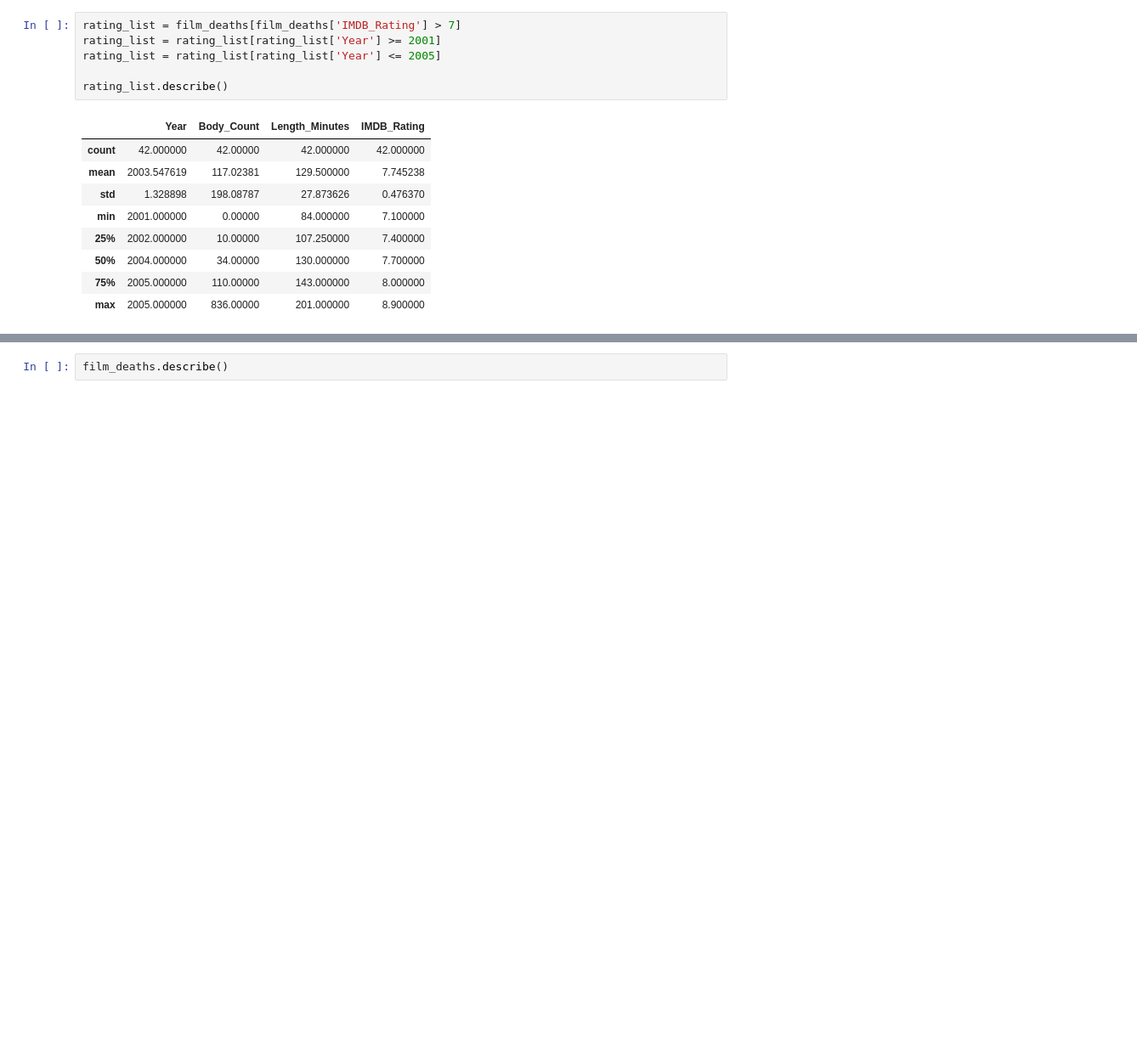
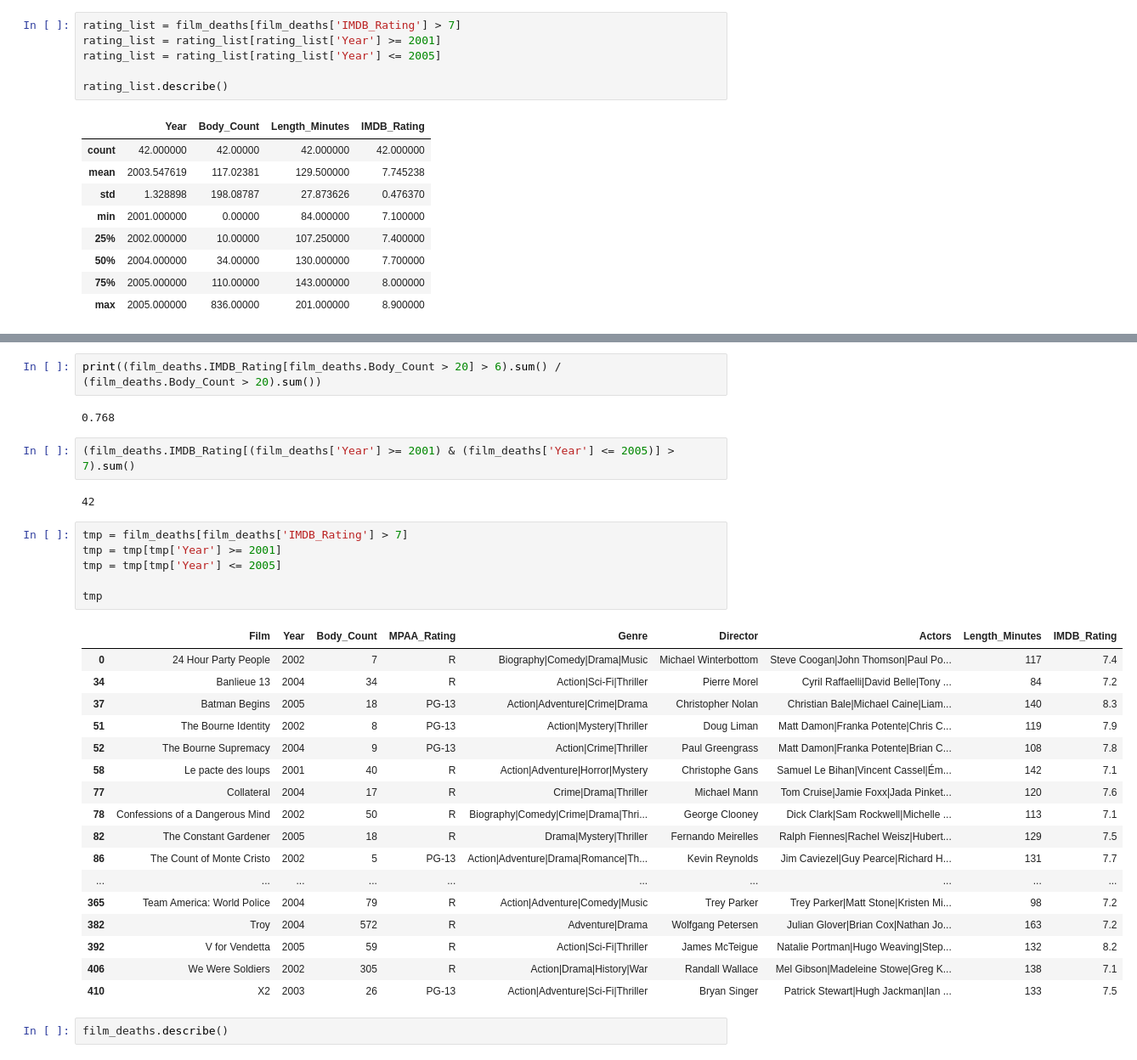
Before and after one commit to gucci-j/MLAI, a Jupyter notebook: Lab 1 - Probability and Introduction to Jupyter Notebooks.ipynb, the cells around one changed output, grey strips where cells are left out. Shown at 85% size. Drawn from its saved outputs; the diff is of its cells as text; blank space fills up the shorter version.

```diff
--- a/Lab 1 - Probability and Introduction to Jupyter Notebooks.ipynb
+++ b/Lab 1 - Probability and Introduction to Jupyter Notebooks.ipynb
@@ -119,6 +124,38 @@ prob = len(pb_list) / len(pa_list)
 print(prob)
 # %% [output]
 0.7686274509803922
+# %%
+print((film_deaths.IMDB_Rating[film_deaths.Body_Count > 20] > 6).sum() / (film_deaths.Body_Count > 20).sum())
+# %% [output]
+0.768
+# %%
+(film_deaths.IMDB_Rating[(film_deaths['Year'] >= 2001) & (film_deaths['Year'] <= 2005)] > 7).sum()
+# %% [output]
+42
+# %%
+tmp = film_deaths[film_deaths['IMDB_Rating'] > 7]
+tmp = tmp[tmp['Year'] >= 2001]
+tmp = tmp[tmp['Year'] <= 2005]
+
+tmp
+# %% [output]
+|  | Film | Year | Body_Count | MPAA_Rating | Genre | Director | Actors | Length_Minutes | IMDB_Rating |
+| 0 | 24 Hour Party People | 2002 | 7 | R | Biography|Comedy|Drama|Music | Michael Winterbottom | Steve Coogan|John Thomson|Paul Po... | 117 | 7.4 |
+| 34 | Banlieue 13 | 2004 | 34 | R | Action|Sci-Fi|Thriller | Pierre Morel | Cyril Raffaelli|David Belle|Tony ... | 84 | 7.2 |
+| 37 | Batman Begins | 2005 | 18 | PG-13 | Action|Adventure|Crime|Drama | Christopher Nolan | Christian Bale|Michael Caine|Liam... | 140 | 8.3 |
+| 51 | The Bourne Identity | 2002 | 8 | PG-13 | Action|Mystery|Thriller | Doug Liman | Matt Damon|Franka Potente|Chris C... | 119 | 7.9 |
+| 52 | The Bourne Supremacy | 2004 | 9 | PG-13 | Action|Crime|Thriller | Paul Greengrass | Matt Damon|Franka Potente|Brian C... | 108 | 7.8 |
+| 58 | Le pacte des loups | 2001 | 40 | R | Action|Adventure|Horror|Mystery | Christophe Gans | Samuel Le Bihan|Vincent Cassel|Ém... | 142 | 7.1 |
+| 77 | Collateral | 2004 | 17 | R | Crime|Drama|Thriller | Michael Mann | Tom Cruise|Jamie Foxx|Jada Pinket... | 120 | 7.6 |
+| 78 | Confessions of a Dangerous Mind | 2002 | 50 | R | Biography|Comedy|Crime|Drama|Thri... | George Clooney | Dick Clark|Sam Rockwell|Michelle ... | 113 | 7.1 |
+| 82 | The Constant Gardener | 2005 | 18 | R | Drama|Mystery|Thriller | Fernando Meirelles | Ralph Fiennes|Rachel Weisz|Hubert... | 129 | 7.5 |
+| 86 | The Count of Monte Cristo | 2002 | 5 | PG-13 | Action|Adventure|Drama|Romance|Th... | Kevin Reynolds | Jim Caviezel|Guy Pearce|Richard H... | 131 | 7.7 |
+| ... | ... | ... | ... | ... | ... | ... | ... | ... | ... |
+| 365 | Team America: World Police | 2004 | 79 | R | Action|Adventure|Comedy|Music | Trey Parker | Trey Parker|Matt Stone|Kristen Mi... | 98 | 7.2 |
+| 382 | Troy | 2004 | 572 | R | Adventure|Drama | Wolfgang Petersen | Julian Glover|Brian Cox|Nathan Jo... | 163 | 7.2 |
+| 392 | V for Vendetta | 2005 | 59 | R | Action|Sci-Fi|Thriller | James McTeigue | Natalie Portman|Hugo Weaving|Step... | 132 | 8.2 |
+| 406 | We Were Soldiers | 2002 | 305 | R | Action|Drama|History|War | Randall Wallace | Mel Gibson|Madeleine Stowe|Greg K... | 138 | 7.1 |
+| 410 | X2 | 2003 | 26 | PG-13 | Action|Adventure|Sci-Fi|Thriller | Bryan Singer | Patrick Stewart|Hugh Jackman|Ian ... | 133 | 7.5 |
 # %%
 film_deaths.describe()
 # %% [output]
```
Also changed, not shown: parts of 6 cells of this notebook, 3 other files.
